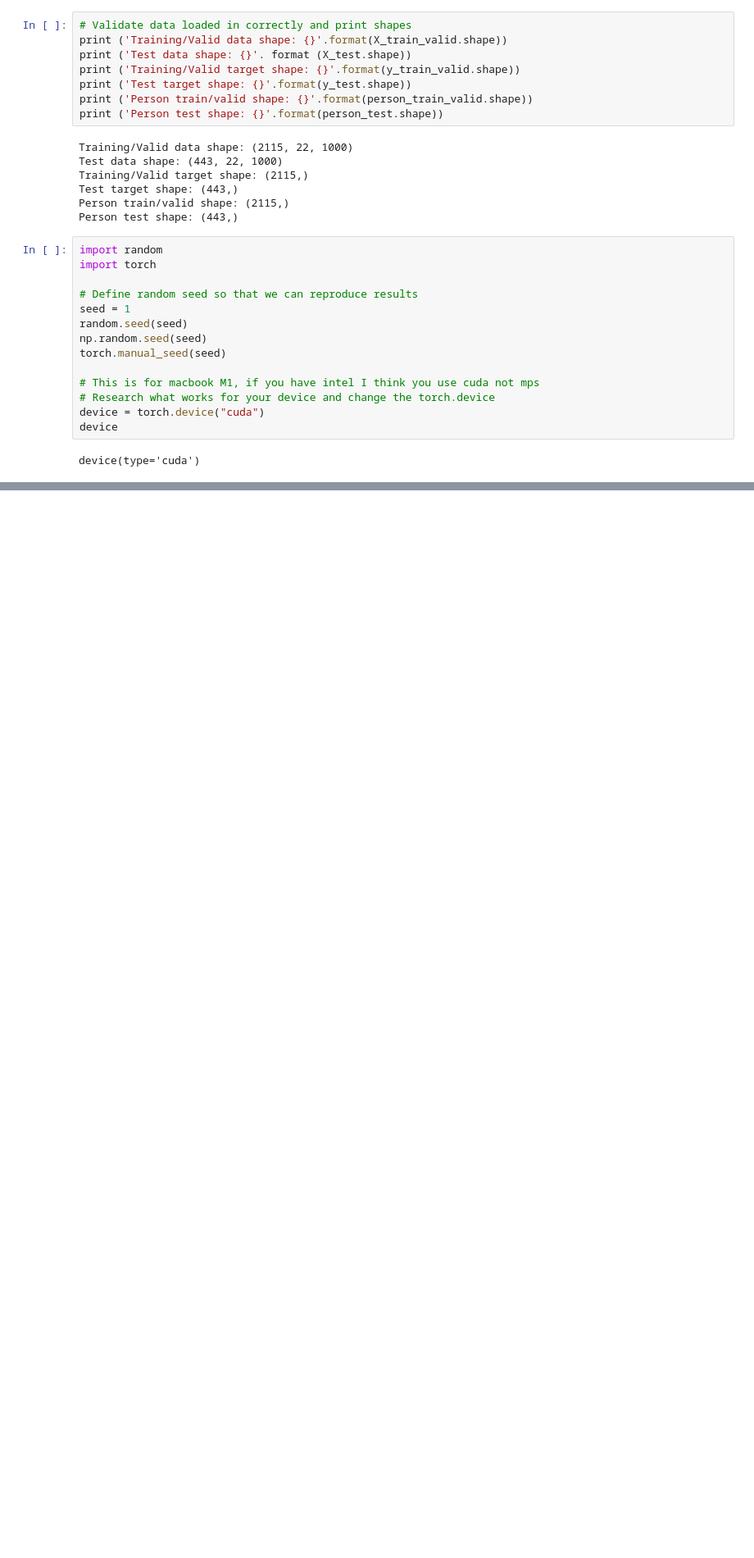
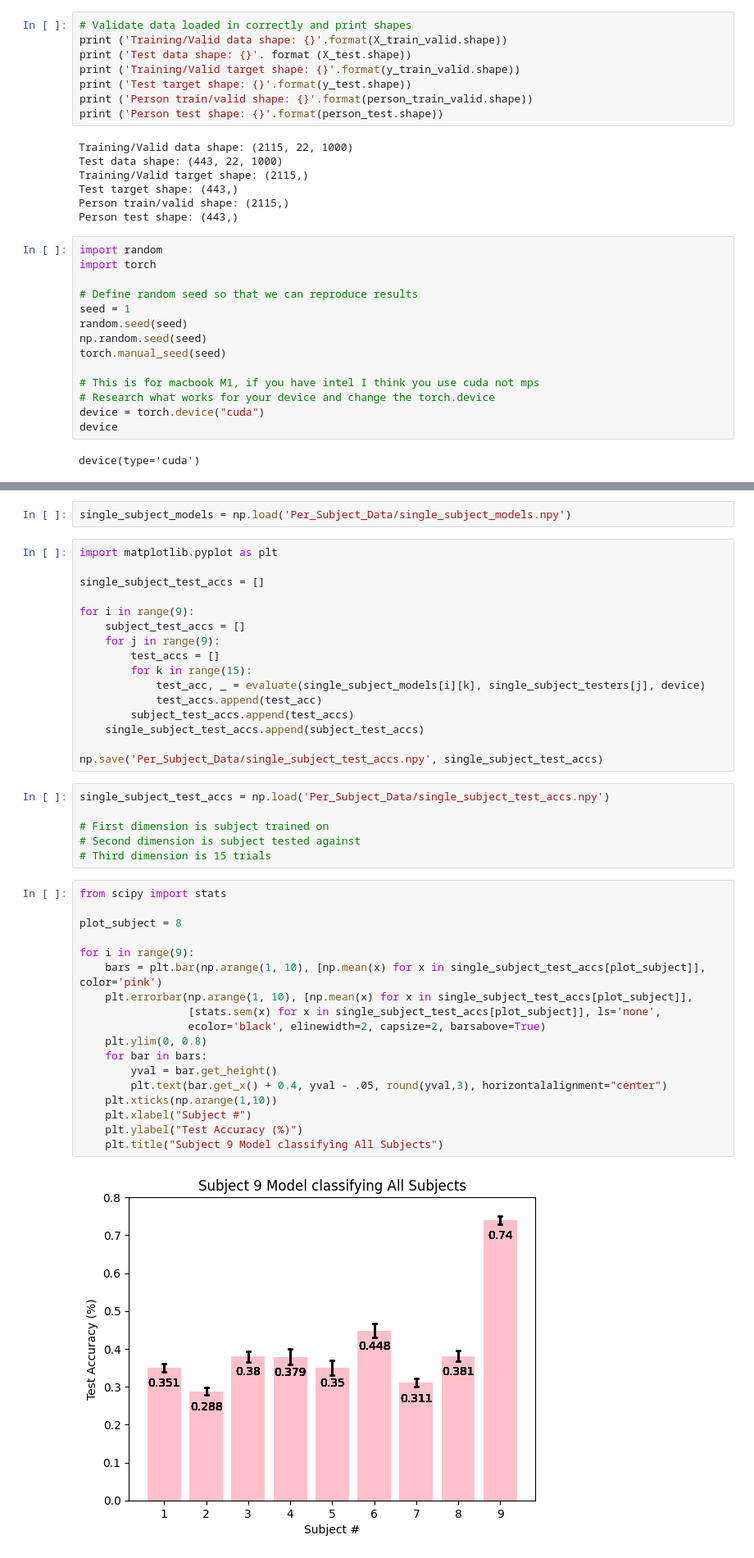
Before and after one commit to TurnerKaminski/ECE147-Final-Project, a Jupyter notebook: Per_Subject_Experiment.ipynb, the cells around one changed output, grey strips where cells are left out. Shown: that part at 82% size. Saved outputs shown, nothing was run; the diff lists cells and outputs as text; blank space fills up the shorter version.

```diff
--- a/Per_Subject_Experiment.ipynb
+++ b/Per_Subject_Experiment.ipynb
@@ -574,0 +111,44 @@ Text(0.5, 1.0, 'Total Training Time v.s. Time Bin Count')
+# %%
+single_subject_models = np.load('Per_Subject_Data/single_subject_models.npy')
+# %%
+import matplotlib.pyplot as plt
+
+single_subject_test_accs = []
+
+for i in range(9):
+    subject_test_accs = []
+    for j in range(9):
+        test_accs = []
+        for k in range(15):
+            test_acc, _ = evaluate(single_subject_models[i][k], single_subject_testers[j], device)
+            test_accs.append(test_acc)
+        subject_test_accs.append(test_accs)
+    single_subject_test_accs.append(subject_test_accs)
+
+np.save('Per_Subject_Data/single_subject_test_accs.npy', single_subject_test_accs)
+# %%
+single_subject_test_accs = np.load('Per_Subject_Data/single_subject_test_accs.npy')
+
+# First dimension is subject trained on
+# Second dimension is subject tested against
+# Third dimension is 15 trials
+# %%
+from scipy import stats
+
+plot_subject = 8
+
+for i in range(9):
+    bars = plt.bar(np.arange(1, 10), [np.mean(x) for x in single_subject_test_accs[plot_subject]], color='pink')
+    plt.errorbar(np.arange(1, 10), [np.mean(x) for x in single_subject_test_accs[plot_subject]],
+                 [stats.sem(x) for x in single_subject_test_accs[plot_subject]], ls='none',
+                 ecolor='black', elinewidth=2, capsize=2, barsabove=True)
+    plt.ylim(0, 0.8)
+    for bar in bars:
+        yval = bar.get_height()
+        plt.text(bar.get_x() + 0.4, yval - .05, round(yval,3), horizontalalignment="center")
+    plt.xticks(np.arange(1,10))
+    plt.xlabel("Subject #")
+    plt.ylabel("Test Accuracy (%)")
+    plt.title("Subject 9 Model classifying All Subjects")
+# %% [output]
+[figure, added]
```
Also changed, not shown: parts of 52 cells of this notebook, 33 other files.
